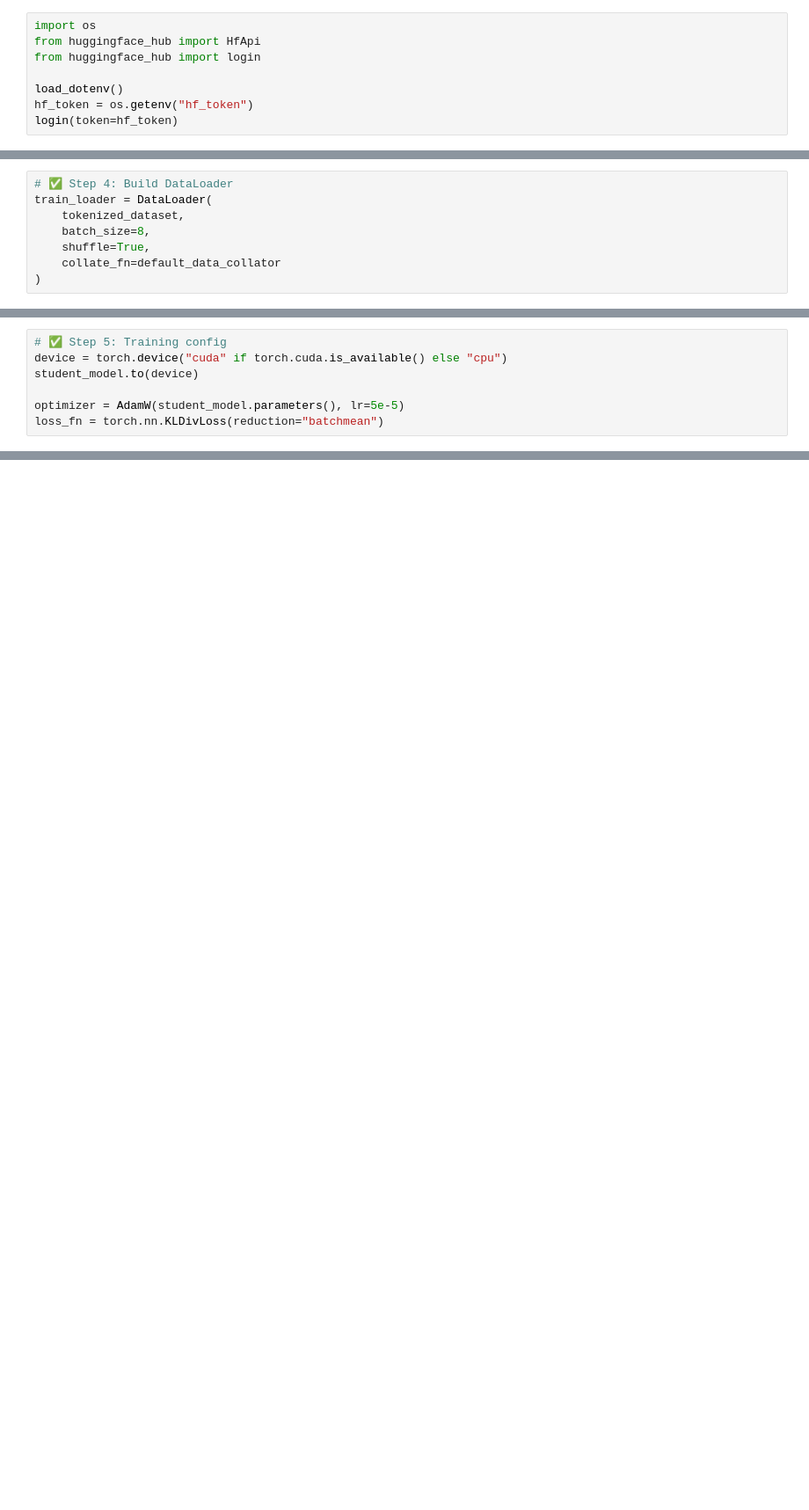
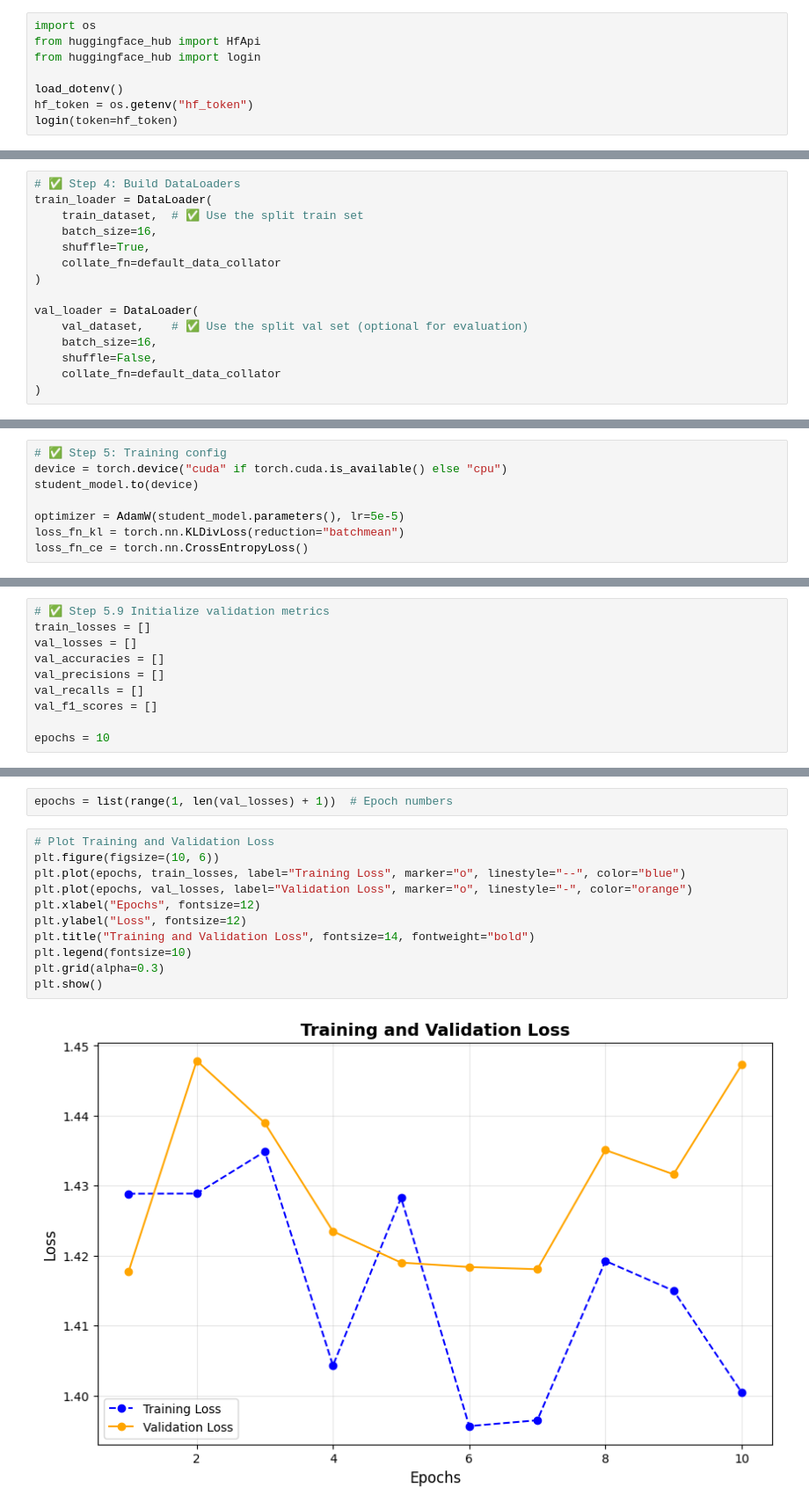
Before and after one commit to wenqingmao/aws-distillation-project, a Jupyter notebook: distillation.ipynb, the cells around one changed output, grey strips where cells are left out. Shown at 88% size. Drawn from its saved outputs; the diff is of its cells as text; blank space fills up the shorter version.

Commit message:
Completed a naive distillation workflow, initialized weights of student model is still unstable.

```diff
--- a/distillation.ipynb
+++ b/distillation.ipynb
@@ -56,8 +87,15 @@ tokenized_dataset = hf_dataset.map(tokenize_function, remove_columns=["input_tex
 # %%
-# ✅ Step 4: Build DataLoader
+# ✅ Step 4: Build DataLoaders
 train_loader = DataLoader(
-    tokenized_dataset,
-    batch_size=8,
+    train_dataset,  # ✅ Use the split train set
+    batch_size=16,
     shuffle=True,
     collate_fn=default_data_collator
 )
+
+val_loader = DataLoader(
+    val_dataset,    # ✅ Use the split val set (optional for evaluation)
+    batch_size=16,
+    shuffle=False,
+    collate_fn=default_data_collator
+)
@@ -67,4 +109,5 @@ device = torch.device("cuda" if torch.cuda.is_available() else "cpu")
 student_model.to(device)
 
 optimizer = AdamW(student_model.parameters(), lr=5e-5)
-loss_fn = torch.nn.KLDivLoss(reduction="batchmean")
+loss_fn_kl = torch.nn.KLDivLoss(reduction="batchmean")
+loss_fn_ce = torch.nn.CrossEntropyLoss()
@@ -95,0 +118,10 @@ for epoch in range(epochs):
+# %%
+# ✅ Step 5.9 Initialize validation metrics
+train_losses = []
+val_losses = []
+val_accuracies = []
+val_precisions = []
+val_recalls = []
+val_f1_scores = []
+
+epochs = 10
@@ -95,0 +273,15 @@ for epoch in range(epochs):
+# %%
+epochs = list(range(1, len(val_losses) + 1))  # Epoch numbers
+# %%
+# Plot Training and Validation Loss
+plt.figure(figsize=(10, 6))
+plt.plot(epochs, train_losses, label="Training Loss", marker="o", linestyle="--", color="blue")
+plt.plot(epochs, val_losses, label="Validation Loss", marker="o", linestyle="-", color="orange")
+plt.xlabel("Epochs", fontsize=12)
+plt.ylabel("Loss", fontsize=12)
+plt.title("Training and Validation Loss", fontsize=14, fontweight="bold")
+plt.legend(fontsize=10)
+plt.grid(alpha=0.3)
+plt.show()
+# %% [output]
+[figure, added]
```
Also changed, not shown: parts of 21 cells of this notebook.
